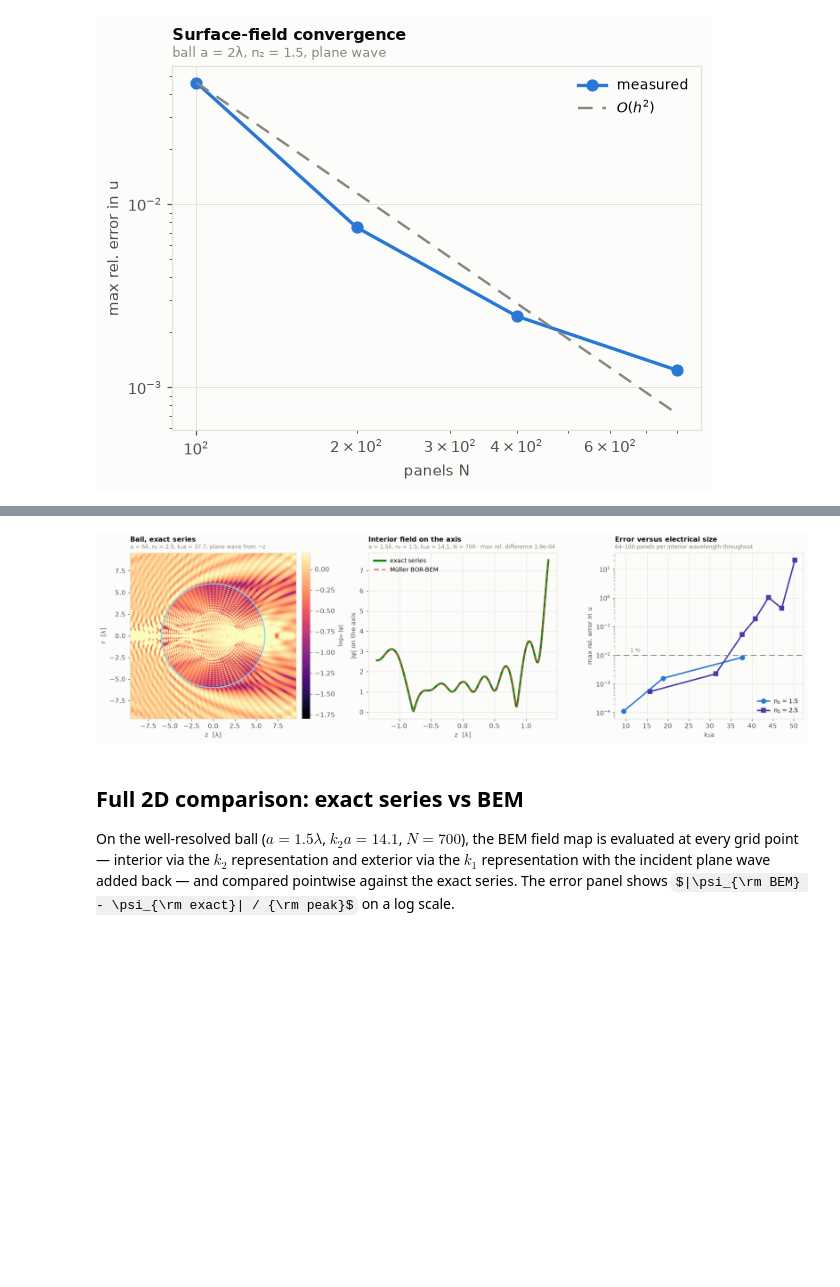
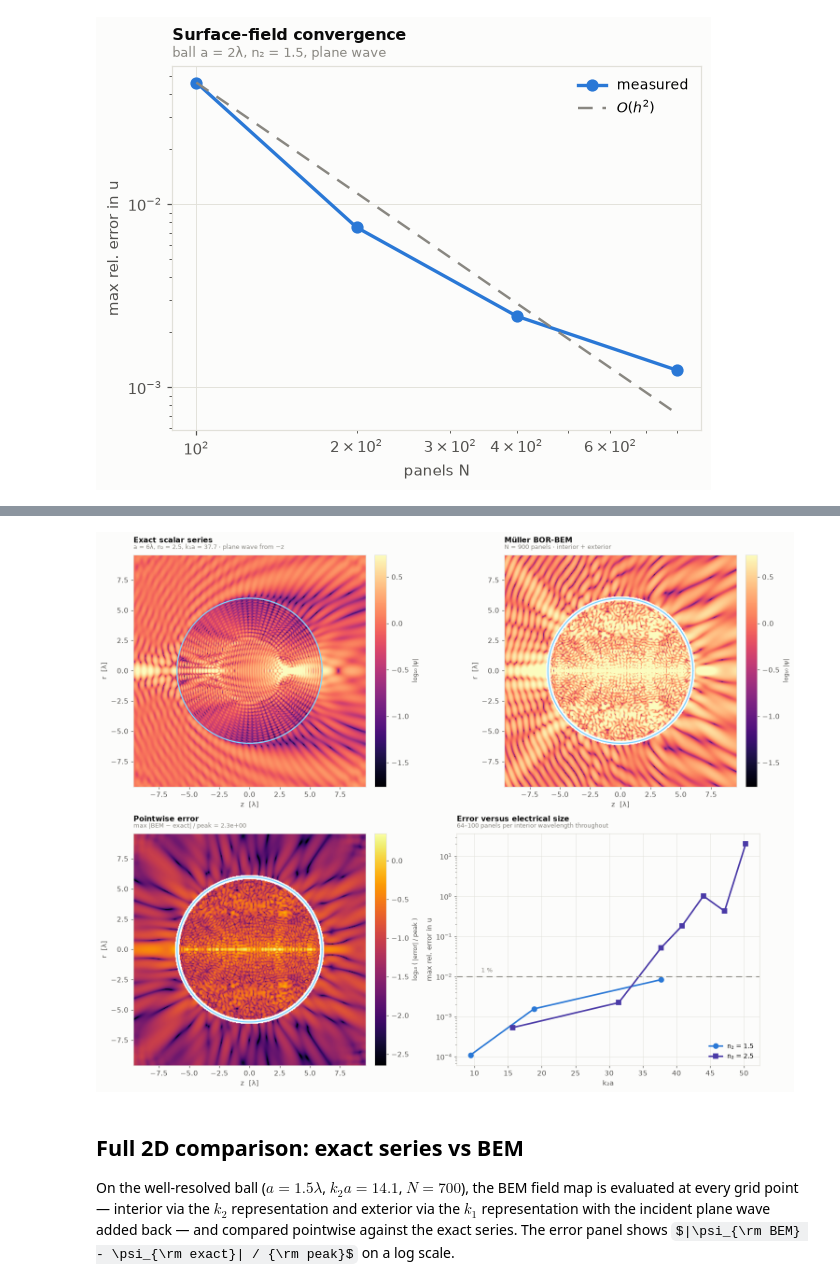
Before and after one commit to blancusjh/Diffractor, a Jupyter notebook: notebooks/02_solver_validation.ipynb, the cells around one changed output, grey strips where cells are left out. Cells and saved outputs as stored; diff of their text form; code cells hidden in the pictures; some formulas as TeX source; blank space fills up the shorter version.

```diff
--- a/notebooks/02_solver_validation.ipynb
+++ b/notebooks/02_solver_validation.ipynb
@@ -74,43 +75,69 @@ contrasts.
 # %%
+BL = load("ball_fields")
 MC = load("method_check")
-BL = load("ball_fields")
+aa = float(BL["a"])
+inside_bl = BL["inside"]
+valid_bl = inside_bl | BL["outside"] if "outside" in BL else inside_bl
 
-fig, ax = plt.subplots(1, 3, figsize=(15.5, 4.6))
+fig, ax = plt.subplots(2, 2, figsize=(14.0, 11.0))
+circ = np.linspace(0, 2 * np.pi, 400)
 
-im = meridional(ax[0], BL["rg"], BL["zg"], BL["psi"], 1.0, decades=1.8)
-t = np.linspace(0, 2 * np.pi, 400)
-ax[0].plot(float(BL["a"]) * np.cos(t), float(BL["a"]) * np.sin(t),
-           color=EDGE, lw=1.6)
-plt.colorbar(im, ax=ax[0], fraction=0.046, pad=0.03).set_label("log₁₀ |ψ|",
-                                                               fontsize=8.5)
-ttl(ax[0], "Ball, exact series",
-    f"a = {float(BL['a']):.0f}λ, n₂ = {float(BL['n2'])}, "
-    f"k₁a = {float(BL['x1']):.1f}, plane wave from −z")
+# -- top row: exact | BEM on log scale --
+rr_ex, PP_ex = mirror(BL["rg"], BL["psi"])
+log_ref = np.log10(np.maximum(np.abs(PP_ex), 1e-10))
+vmax = np.nanpercentile(log_ref, 99.5)
+vmin = vmax - 2.5
 
-ax[1].plot(MC["z_ax"], np.abs(MC["exact"]), color=GREEN, lw=3.0,
-           label="exact series")
-ax[1].plot(MC["z_ax"], np.abs(MC["bem"]), color=RED, lw=1.6, ls=(0, (5, 3)),
-           label="Müller BOR-BEM")
-ax[1].set_xlabel("z  [λ]"); ax[1].set_ylabel("|ψ| on the axis")
-ax[1].legend(fontsize=9)
-ttl(ax[1], "Interior field on the axis",
-    f"a = {float(MC['a'])}λ, n₂ = {float(MC['n2'])}, k₂a = {float(MC['k2a']):.1f}, "
-    f"N = {int(MC['N'])} · max rel. difference "
-    f"{np.abs(MC['bem'] - MC['exact']).max() / np.abs(MC['exact']).max():.1e}")
+for i, (psi, title, sub) in enumerate([
+        (BL["psi"], "Exact scalar series",
+         f"a = {aa:.0f}λ, n₂ = {float(BL['n2'])}, "
+         f"k₁a = {float(BL['x1']):.1f} · plane wave from −z"),
+        (BL["psi_bem"], "Müller BOR-BEM",
+         f"N = {int(BL['N'])} panels · interior + exterior")]):
+    rr, PP = mirror(BL["rg"], psi)
+    logA = np.log10(np.maximum(np.abs(PP), 10**vmin))
+    im = ax[0, i].imshow(logA, extent=[BL["zg"][0], BL["zg"][-1], rr[0], rr[-1]],
+                         origin="lower", aspect="equal", cmap="magma",
+                         vmin=vmin, vmax=vmax, interpolation="bilinear")
+    ax[0, i].plot(aa * np.cos(circ), aa * np.sin(circ), color=EDGE, lw=1.6)
+    ax[0, i].set_xlabel("z  [λ]"); ax[0, i].set_ylabel("r  [λ]"); ax[0, i].grid(False)
+    plt.colorbar(im, ax=ax[0, i], fraction=0.046, pad=0.03).set_label(
+        "log₁₀ |ψ|", fontsize=8.5)
+    ttl(ax[0, i], title, sub)
 
+# -- bottom left: pointwise error --
+err = np.abs(BL["psi_bem"] - BL["psi"])
+peak = np.abs(BL["psi"][valid_bl]).max()
+err_rel = np.full_like(err, np.nan)
+err_rel[valid_bl] = err[valid_bl] / peak
+rr_e, EE = mirror(BL["rg"], err_rel)
+emax = np.log10(max(err[valid_bl].max() / peak, 1e-6))
+emin = emax - 3.0
+im = ax[1, 0].imshow(np.log10(np.maximum(np.abs(EE), 10**emin)),
+                     extent=[BL["zg"][0], BL["zg"][-1], rr_e[0], rr_e[-1]],
+                     origin="lower", aspect="equal", cmap="inferno",
+                     vmin=emin, vmax=emax, interpolation="bilinear")
+ax[1, 0].plot(aa * np.cos(circ), aa * np.sin(circ), color=EDGE, lw=1.6)
+ax[1, 0].set_xlabel("z  [λ]"); ax[1, 0].set_ylabel("r  [λ]"); ax[1, 0].grid(False)
+plt.colorbar(im, ax=ax[1, 0], fraction=0.046, pad=0.03).set_label(
+    "log₁₀ ( |error| / peak )", fontsize=8.5)
+ttl(ax[1, 0], "Pointwise error",
+    f"max |BEM − exact| / peak = {err[valid_bl].max()/peak:.1e}")
+
+# -- bottom right: convergence envelope --
 for val, col, mk in ((1.5, BLUE, "o"), (2.5, VIOLET, "s")):
     m = MC["env_n2"] == val
-    ax[2].semilogy(MC["env_k2a"][m], MC["env_err"][m], mk + "-", color=col,
-                   lw=2.2, ms=7, label=f"n₂ = {val}")
-ax[2].axhline(1e-2, color=MUTED, lw=1.4, ls=(0, (6, 4)))
-ax[2].text(11, 1.3e-2, "1 %", fontsize=8.5, color=MUTED)
-ax[2].set_xlabel("k₂a"); ax[2].set_ylabel("max rel. error in u")
-ax[2].legend(fontsize=9, loc="lower right")
-ttl(ax[2], "Error versus electrical size",
+    ax[1, 1].semilogy(MC["env_k2a"][m], MC["env_err"][m], mk + "-", color=col,
+                      lw=2.2, ms=7, label=f"n₂ = {val}")
+ax[1, 1].axhline(1e-2, color=MUTED, lw=1.4, ls=(0, (6, 4)))
+ax[1, 1].text(11, 1.3e-2, "1 %", fontsize=8.5, color=MUTED)
+ax[1, 1].set_xlabel("k₂a"); ax[1, 1].set_ylabel("max rel. error in u")
+ax[1, 1].legend(fontsize=9, loc="lower right")
+ttl(ax[1, 1], "Error versus electrical size",
     "64–100 panels per interior wavelength throughout")
 plt.tight_layout(); plt.show()
 # %% [output]
-[figure, old version]
+[figure, new version]
 # %% [markdown]
 ## Full 2D comparison: exact series vs BEM
 
```
Also changed, not shown: parts of 2 cells of this notebook, 5 other files.
